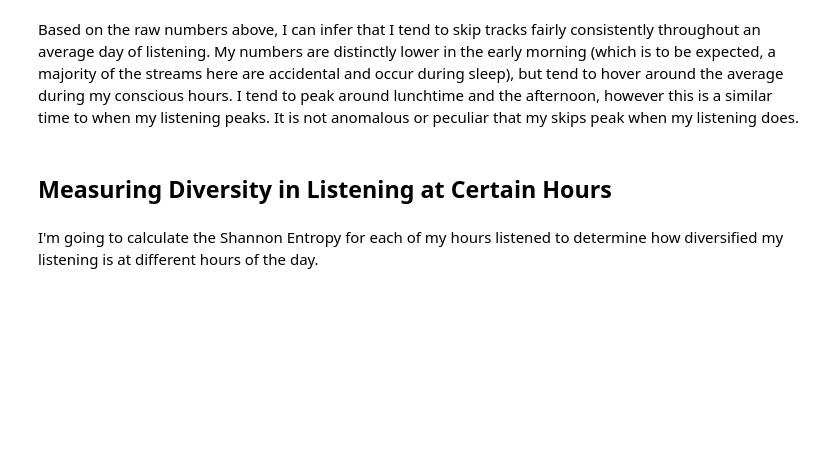
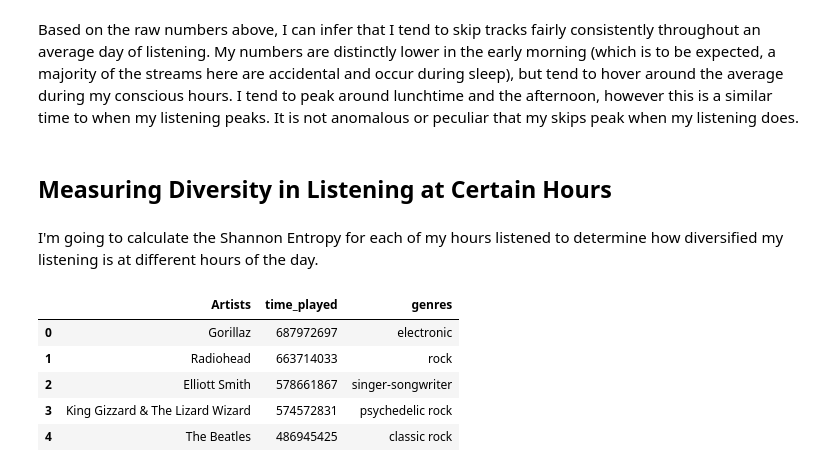
Before and after one commit to whatsername07/Data-Analysis-on-Spotify-Streaming-History, a Jupyter notebook: circadian.ipynb, the cells around one changed output. Cells and saved outputs as stored; diff of their text form; code cells hidden in the pictures; blank space fills up the shorter version.

```diff
--- a/circadian.ipynb
+++ b/circadian.ipynb
@@ -197,0 +204,10 @@ I'm going to calculate the Shannon Entropy for each of my hours listened to dete
+# %%
+topArtists = pd.read_csv("Spotify Extended Streaming History/cleaned/top-artists.csv")
+topArtists.head()
+# %% [output]
+|  | Artists | time_played | genres |
+| 0 | Gorillaz | 687972697 | electronic |
+| 1 | Radiohead | 663714033 | rock |
+| 2 | Elliott Smith | 578661867 | singer-songwriter |
+| 3 | King Gizzard & The Lizard Wizard | 574572831 | psychedelic rock |
+| 4 | The Beatles | 486945425 | classic rock |
```
Also changed, not shown: parts of 3 cells of this notebook.
